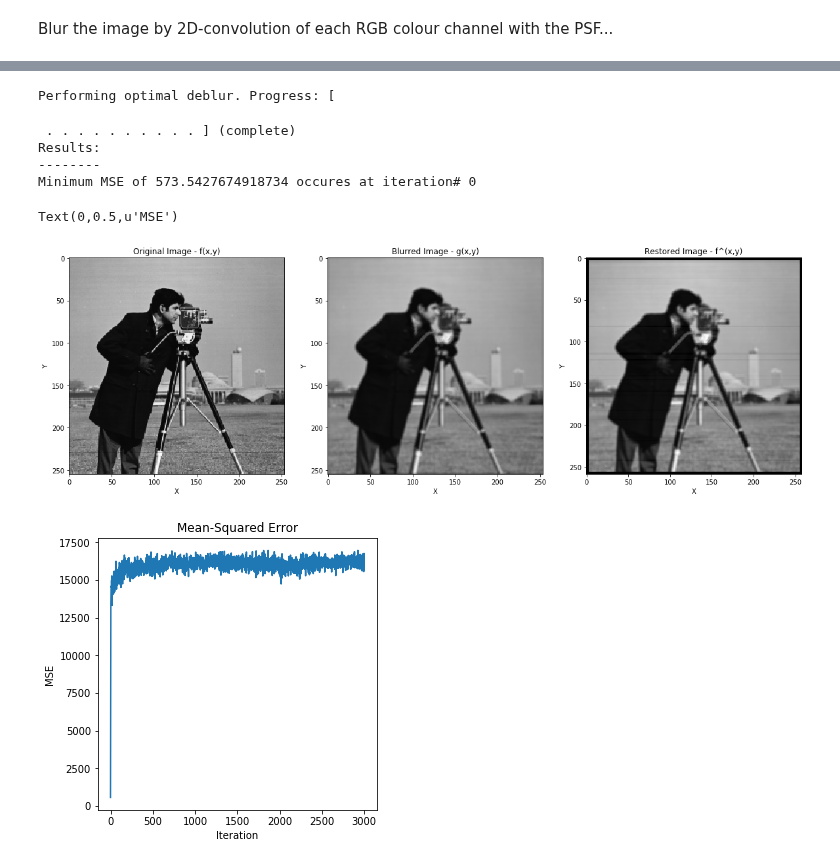
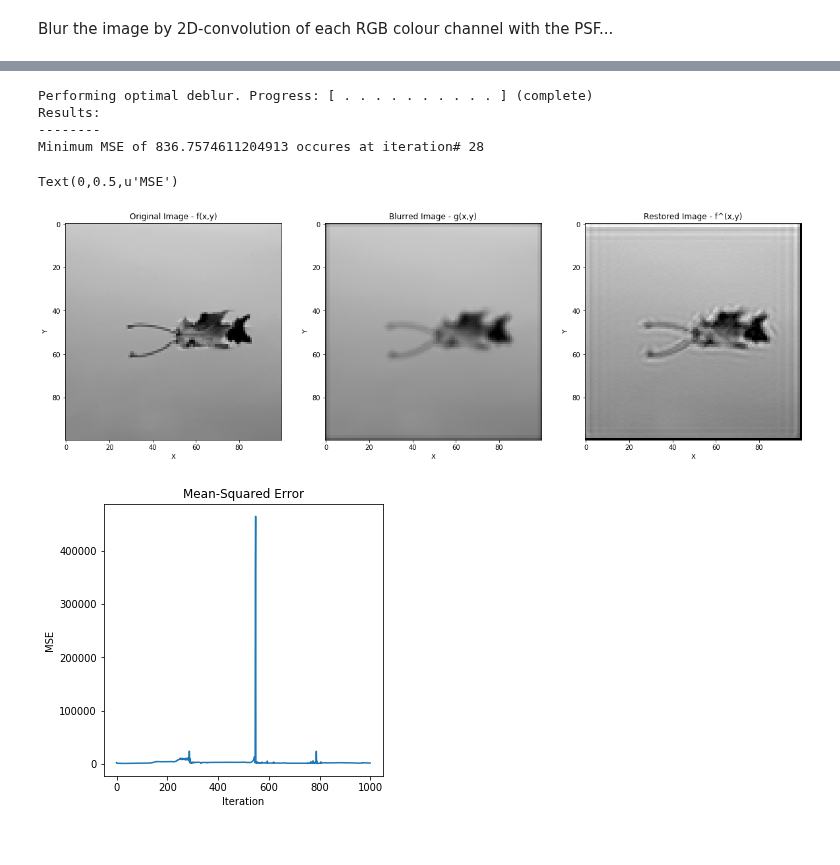
Before and after one commit to BohanZhai/bid_presentation, a Jupyter notebook: Blind Image Deconvolution Demonstration.ipynb, the cells around one changed output, grey strips where cells are left out. Cells and saved outputs as stored; diff of their text form; code cells hidden in the pictures.

```diff
--- a/Blind Image Deconvolution Demonstration.ipynb
+++ b/Blind Image Deconvolution Demonstration.ipynb
@@ -15,10 +16,13 @@ from modifiedDaveyDeblur import bid_davey    # Blind image deconvolution
 # %% [markdown]
 Next, import our image of choice...
 # %%
-src_img = imageio.imread('src_images/cameraman.bmp')
+image_name = 'src_images/greyLeaf.bmp'
+
+
+# Load and show source image
+src_img = imageio.imread(image_name)
 print "Source image dimensions:", src_img.shape
 
-# Show source image
 plot.figure(figsize=(5,5))
 plot.title('Source Image')
 plot.xlabel('X')
@@ -109,46 +130,49 @@ Text(0,0.5,u'Y')
 # %%
 # BID iterations
-iterations = 3000
+iterations = 1000
 
-(restored_img, mse, mse_min, mse_min_iterations) = bid_davey(src_img, blur_img, iterations)
+(restored_img, mse, mse_min, mse_min_iterations) = bid_davey(src_img, blur_img, psf.shape, iterations)
+
+imageio.imsave( '_restored.'.join(image_name.rsplit('.', 1))  , restored_img) # Save the result
+
+
 
 print "Results:"
 print "--------"
 print "Minimum MSE of " + str(mse_min) + " occures at iteration# " + str(mse_min_iterations)
 
 # Plot results
 plot.figure(figsize=(20,20))
 
 plot.subplot(1, 3, 1)
 plot.imshow(src_img)
 plot.title('Original Image - f(x,y)')
 plot.xlabel('X')
 plot.ylabel('Y')
 
 plot.subplot(1, 3, 2)
 plot.imshow(blur_img_min)
 plot.title('Blurred Image - g(x,y)')
 plot.xlabel('X')
 plot.ylabel('Y')
 
 plot.subplot(1, 3, 3)
 plot.imshow(restored_img)
 plot.title('Restored Image - f^(x,y)')
 plot.xlabel('X')
 plot.ylabel('Y')
 
 plot.figure(figsize=(5,5))
 plot.subplot(1, 1, 1)
 plot.plot(mse[:,1])
 plot.title('Mean-Squared Error')
 plot.xlabel('Iteration')
 plot.ylabel('MSE')
 # %% [output]
-Performing optimal deblur. Progress: [
+Performing optimal deblur. Progress: [ . . . . . . . . . . ] (complete)
+Results:
+--------
+Minimum MSE of 836.7574611204913 occures at iteration# 28
- . . . . . . . . . . ] (complete)
-Results:
---------
-Minimum MSE of 573.5427674918734 occures at iteration# 0
+Text(0,0.5,u'MSE')
-Text(0,0.5,u'MSE')
-[figure, old version]
+[figure, new version]
-[figure, old version]
+[figure, new version]
```
Also changed, not shown: parts of 3 cells of this notebook, 2 other files.
